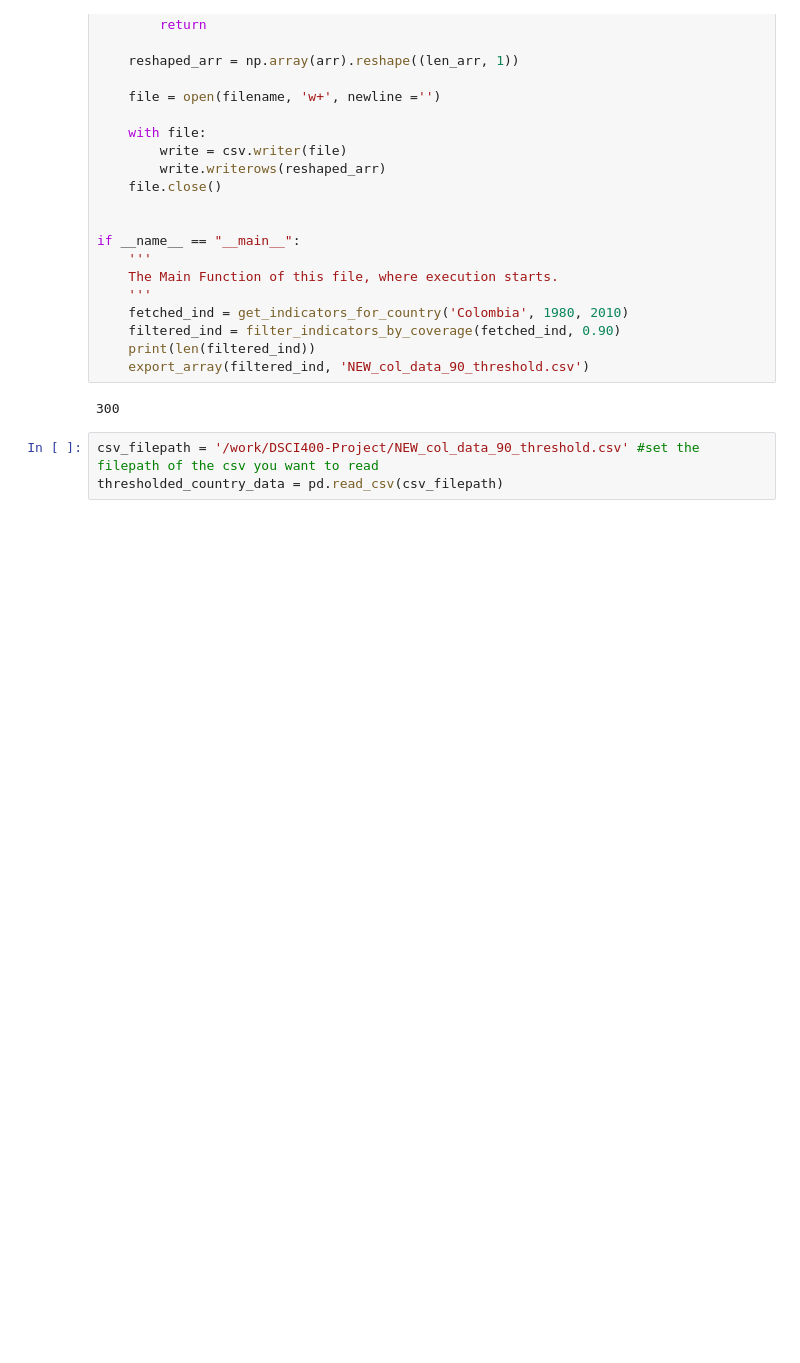
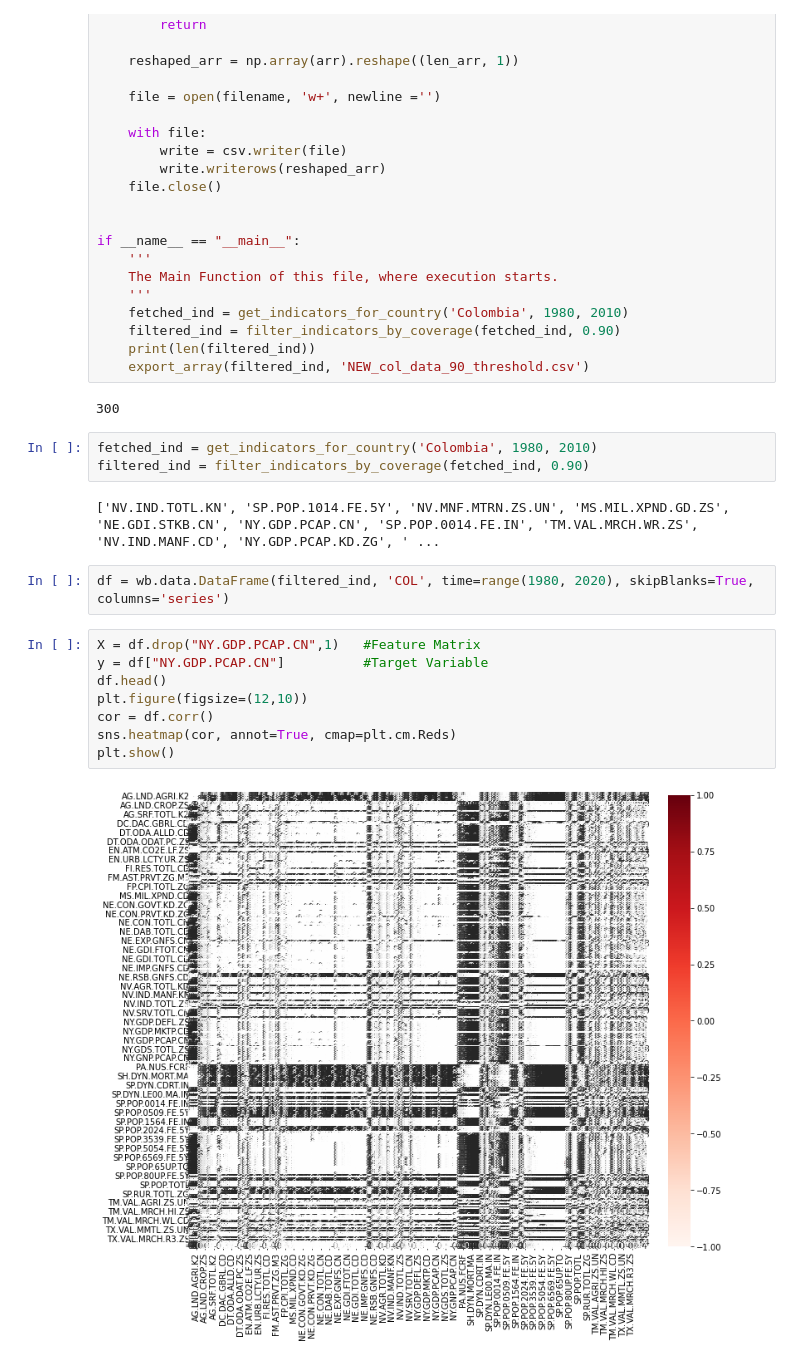
Before and after one commit to jimzhang629/DSCI400-Project, a Jupyter notebook: PearsonCorrelationFeatureSelection.ipynb, the cells around one changed output. Cells and saved outputs as stored; diff of their text form; blank space fills up the shorter version.

```diff
--- a/PearsonCorrelationFeatureSelection.ipynb
+++ b/PearsonCorrelationFeatureSelection.ipynb
@@ -159,6 +161,20 @@ if __name__ == "__main__":
     export_array(filtered_ind, 'NEW_col_data_90_threshold.csv')
 # %% [output]
 300
-# %%
-csv_filepath = '/work/DSCI400-Project/NEW_col_data_90_threshold.csv' #set the filepath of the csv you want to read
-thresholded_country_data = pd.read_csv(csv_filepath)
+# %%
+fetched_ind = get_indicators_for_country('Colombia', 1980, 2010)
+filtered_ind = filter_indicators_by_coverage(fetched_ind, 0.90)
+# %% [output]
+['NV.IND.TOTL.KN', 'SP.POP.1014.FE.5Y', 'NV.MNF.MTRN.ZS.UN', 'MS.MIL.XPND.GD.ZS', 'NE.GDI.STKB.CN', 'NY.GDP.PCAP.CN', 'SP.POP.0014.FE.IN', 'TM.VAL.MRCH.WR.ZS', 'NV.IND.MANF.CD', 'NY.GDP.PCAP.KD.ZG', ' ...
+# %%
+df = wb.data.DataFrame(filtered_ind, 'COL', time=range(1980, 2020), skipBlanks=True, columns='series')
+# %%
+X = df.drop("NY.GDP.PCAP.CN",1)   #Feature Matrix
+y = df["NY.GDP.PCAP.CN"]          #Target Variable
+df.head()
+plt.figure(figsize=(12,10))
+cor = df.corr()
+sns.heatmap(cor, annot=True, cmap=plt.cm.Reds)
+plt.show()
+# %% [output]
+[figure, added]
```
Also changed, not shown: parts of 10 cells of this notebook, 1 other file.
